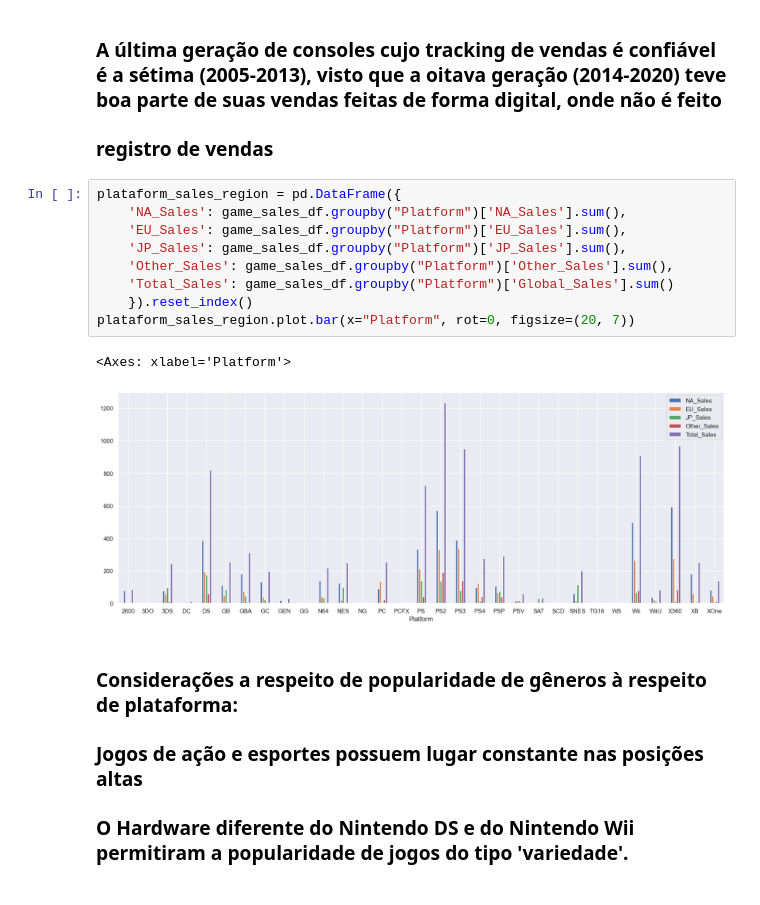
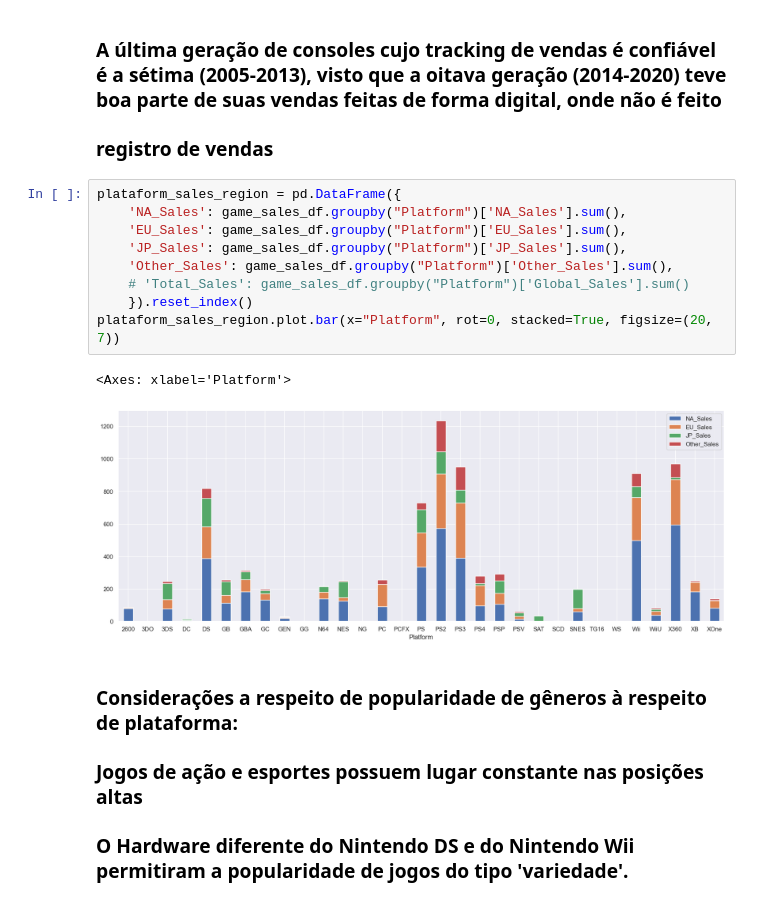
Before and after one commit to IgorJordany/AED, a Jupyter notebook: Trabalho final/main.ipynb, the cells around one changed output. Cells and saved outputs as stored; diff of their text form.

```diff
--- a/Trabalho final/main.ipynb
+++ b/Trabalho final/main.ipynb
@@ -224,15 +213,15 @@ ax = sns.lineplot(x="Year", y="Total_Sales", hue="Genre",data=count_year_gen)
 # %%
 plataform_sales_region = pd.DataFrame({
     'NA_Sales': game_sales_df.groupby("Platform")['NA_Sales'].sum(),
     'EU_Sales': game_sales_df.groupby("Platform")['EU_Sales'].sum(),
     'JP_Sales': game_sales_df.groupby("Platform")['JP_Sales'].sum(),
     'Other_Sales': game_sales_df.groupby("Platform")['Other_Sales'].sum(),
-    'Total_Sales': game_sales_df.groupby("Platform")['Global_Sales'].sum()
+    # 'Total_Sales': game_sales_df.groupby("Platform")['Global_Sales'].sum()
     }).reset_index()
-plataform_sales_region.plot.bar(x="Platform", rot=0, figsize=(20, 7))
+plataform_sales_region.plot.bar(x="Platform", rot=0, stacked=True, figsize=(20, 7))
 # %% [output]
 <Axes: xlabel='Platform'>
-[figure, old version]
+[figure, new version]
 # %% [markdown]
 ### Considerações a respeito de popularidade de gêneros à respeito de plataforma:
 ### Jogos de ação e esportes possuem lugar constante nas posições altas
```
Also changed, not shown: parts of 15 cells of this notebook.
